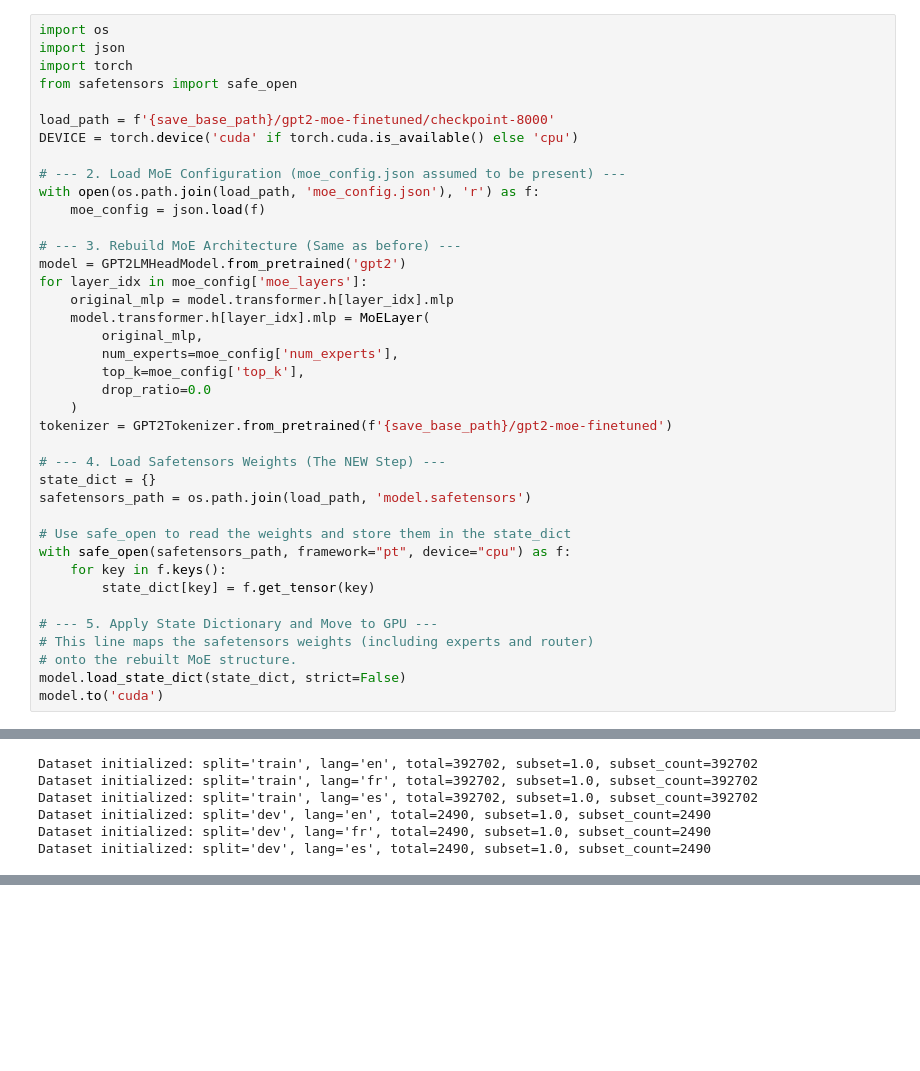
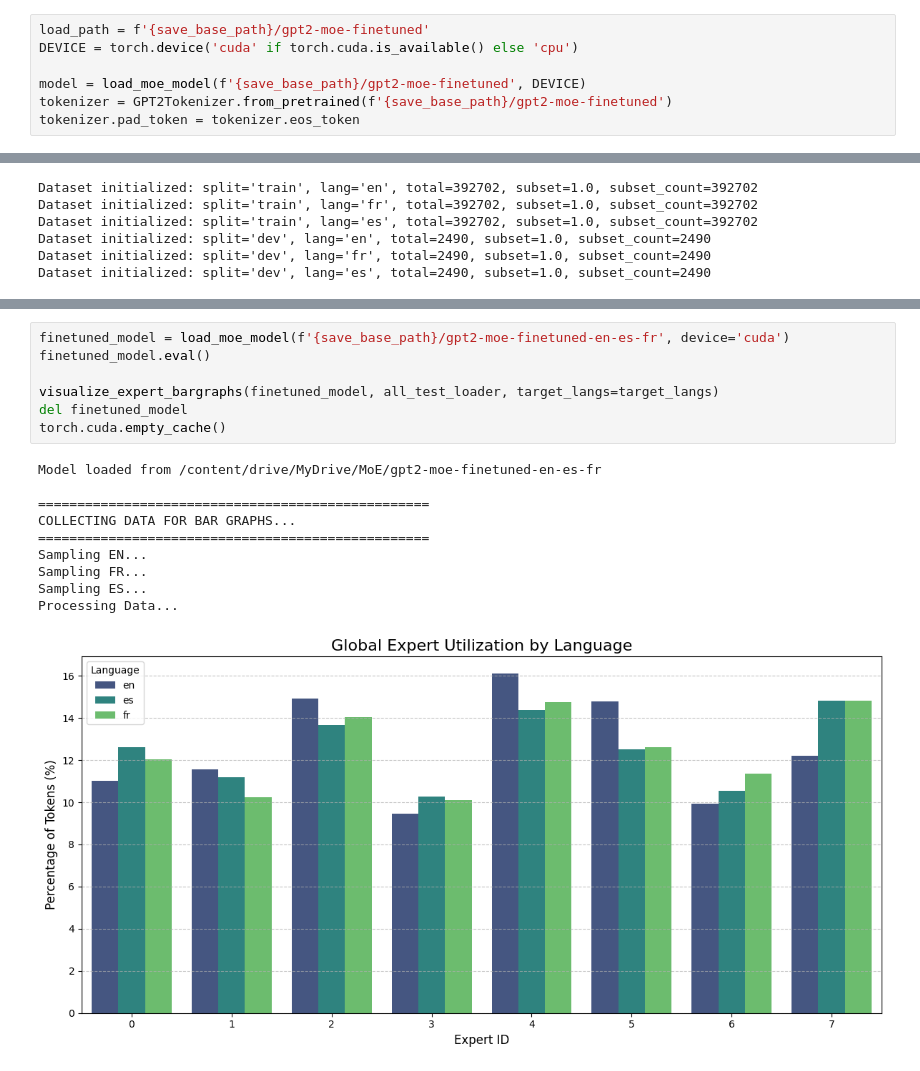
Before and after one commit to leesean5150/50.040-NLP-Project, a Jupyter notebook: moe_upcycling.ipynb, the cells around one changed output, grey strips where cells are left out. Cells and saved outputs as stored; diff of their text form; blank space fills up the shorter version.

Commit message:
chore: retraining of final MoE model and add cross lingual eval output

```diff
--- a/moe_upcycling.ipynb
+++ b/moe_upcycling.ipynb
@@ -1585,42 +1599,10 @@ torch.cuda.empty_cache()
 # %% [markdown]
 ## Multi Language Finetune
 # %%
-import os
-import json
-import torch
-from safetensors import safe_open
-
-load_path = f'{save_base_path}/gpt2-moe-finetuned/checkpoint-8000'
+load_path = f'{save_base_path}/gpt2-moe-finetuned'
 DEVICE = torch.device('cuda' if torch.cuda.is_available() else 'cpu')
 
-# --- 2. Load MoE Configuration (moe_config.json assumed to be present) ---
-with open(os.path.join(load_path, 'moe_config.json'), 'r') as f:
-    moe_config = json.load(f)
-
-# --- 3. Rebuild MoE Architecture (Same as before) ---
-model = GPT2LMHeadModel.from_pretrained('gpt2')
-for layer_idx in moe_config['moe_layers']:
-    original_mlp = model.transformer.h[layer_idx].mlp
-    model.transformer.h[layer_idx].mlp = MoELayer(
-        original_mlp,
-        num_experts=moe_config['num_experts'],
-        top_k=moe_config['top_k'],
-        drop_ratio=0.0
-    )
+model = load_moe_model(f'{save_base_path}/gpt2-moe-finetuned', DEVICE)
 tokenizer = GPT2Tokenizer.from_pretrained(f'{save_base_path}/gpt2-moe-finetuned')
-
-# --- 4. Load Safetensors Weights (The NEW Step) ---
-state_dict = {}
-safetensors_path = os.path.join(load_path, 'model.safetensors')
-
-# Use safe_open to read the weights and store them in the state_dict
-with safe_open(safetensors_path, framework="pt", device="cpu") as f:
-    for key in f.keys():
-        state_dict[key] = f.get_tensor(key)
-
-# --- 5. Apply State Dictionary and Move to GPU ---
-# This line maps the safetensors weights (including experts and router)
-# onto the rebuilt MoE structure.
-model.load_state_dict(state_dict, strict=False)
-model.to('cuda')
+tokenizer.pad_token = tokenizer.eos_token
 # %% [output]
@@ -1854,2 +1825,20 @@ Evaluation accuracy: 36.89%
 Evaluating zero-shot on tr...
 ... (4 outputs left out)
+# %%
+finetuned_model = load_moe_model(f'{save_base_path}/gpt2-moe-finetuned-en-es-fr', device='cuda')
+finetuned_model.eval()
+
+visualize_expert_bargraphs(finetuned_model, all_test_loader, target_langs=target_langs)
+del finetuned_model
+torch.cuda.empty_cache()
+# %% [output]
+Model loaded from /content/drive/MyDrive/MoE/gpt2-moe-finetuned-en-es-fr
+
+==================================================
+COLLECTING DATA FOR BAR GRAPHS...
+==================================================
+Sampling EN...
+Sampling FR...
+Sampling ES...
+Processing Data...
+[figure, added]
```
Also changed, not shown: parts of 24 cells of this notebook, 1 other file.
